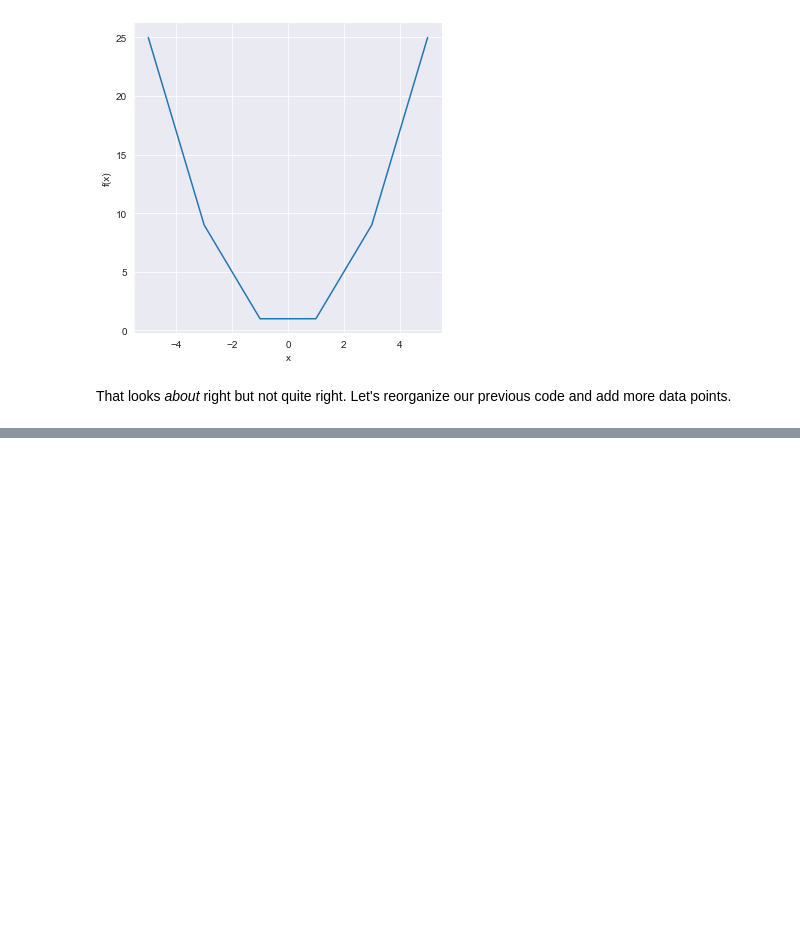
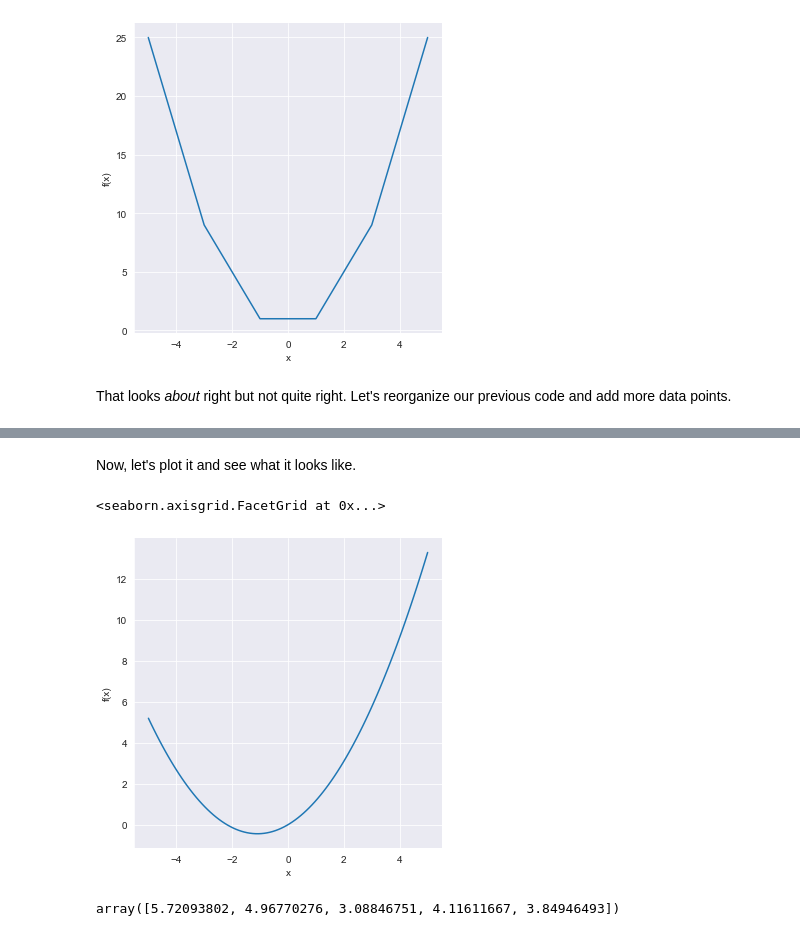
Before and after one commit to techimmersionweek22/data-science, a Jupyter notebook: ds.ipynb, the cells around one changed output, grey strips where cells are left out. Cells and saved outputs as stored; diff of their text form; code cells hidden in the pictures; blank space fills up the shorter version.

```diff
--- a/ds.ipynb
+++ b/ds.ipynb
@@ -62,0 +77,5 @@ Y = X ** 2
+# %%
+X = np.linspace(-5.0, 5.0, 100)
+Y = X * 0.81 + (X ** 2) * 0.37
+df = pd.DataFrame({'x': X, 'f(x)': Y})
+df.head(5)
@@ -62,0 +89,12 @@ Y = X ** 2
+# %% [markdown]
+Now, let's plot it and see what it looks like.
+# %%
+sns.relplot(x='x', y='f(x)', kind='line', data=df, legend='full')
+# %% [output]
+<seaborn.axisgrid.FacetGrid at 0x...>
+[figure, added]
+# %%
+Y2 = (X * 0.81 + (X ** 2) * 0.37) + np.random.normal(0,1,100)
+Y2[:5]
+# %% [output]
+array([5.72093802, 4.96770276, 3.08846751, 4.11611667, 3.84946493])
```
Also changed, not shown: parts of 8 cells of this notebook.
